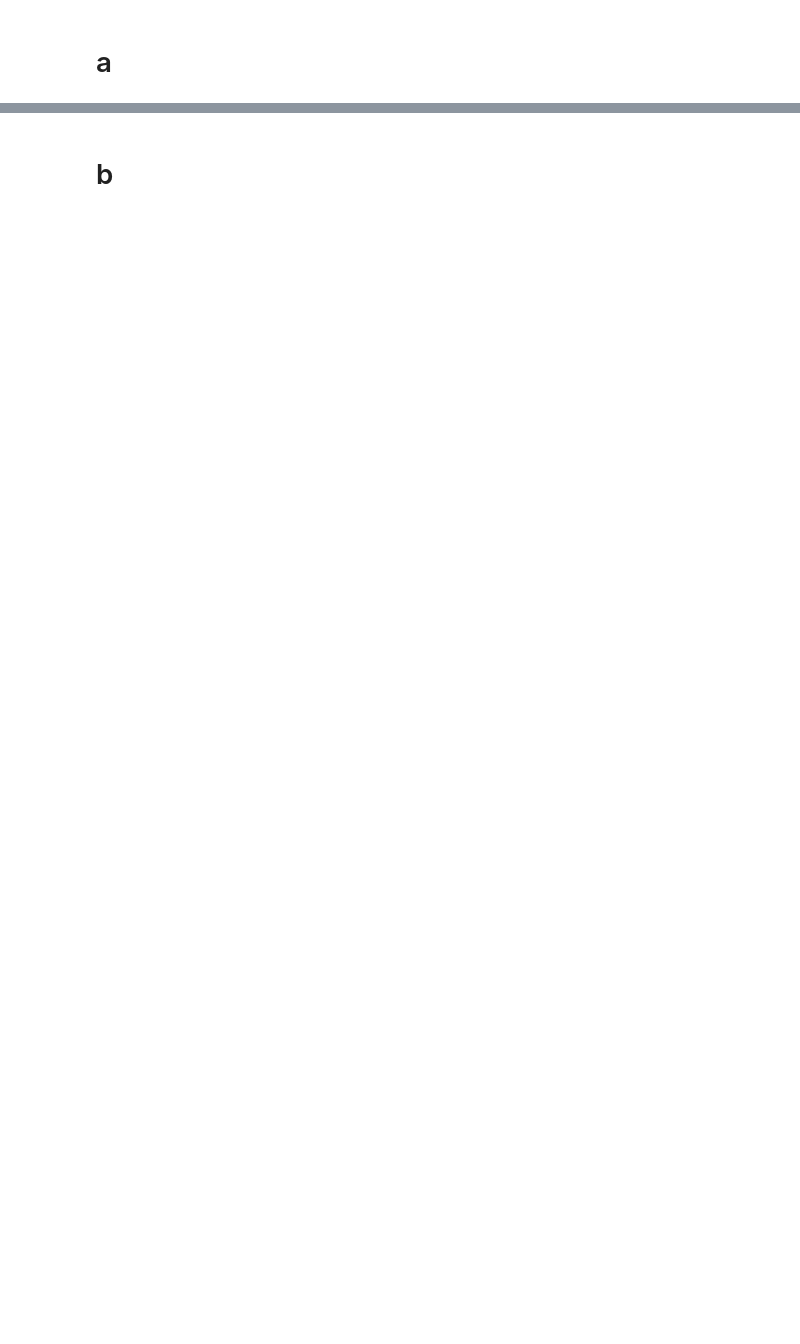
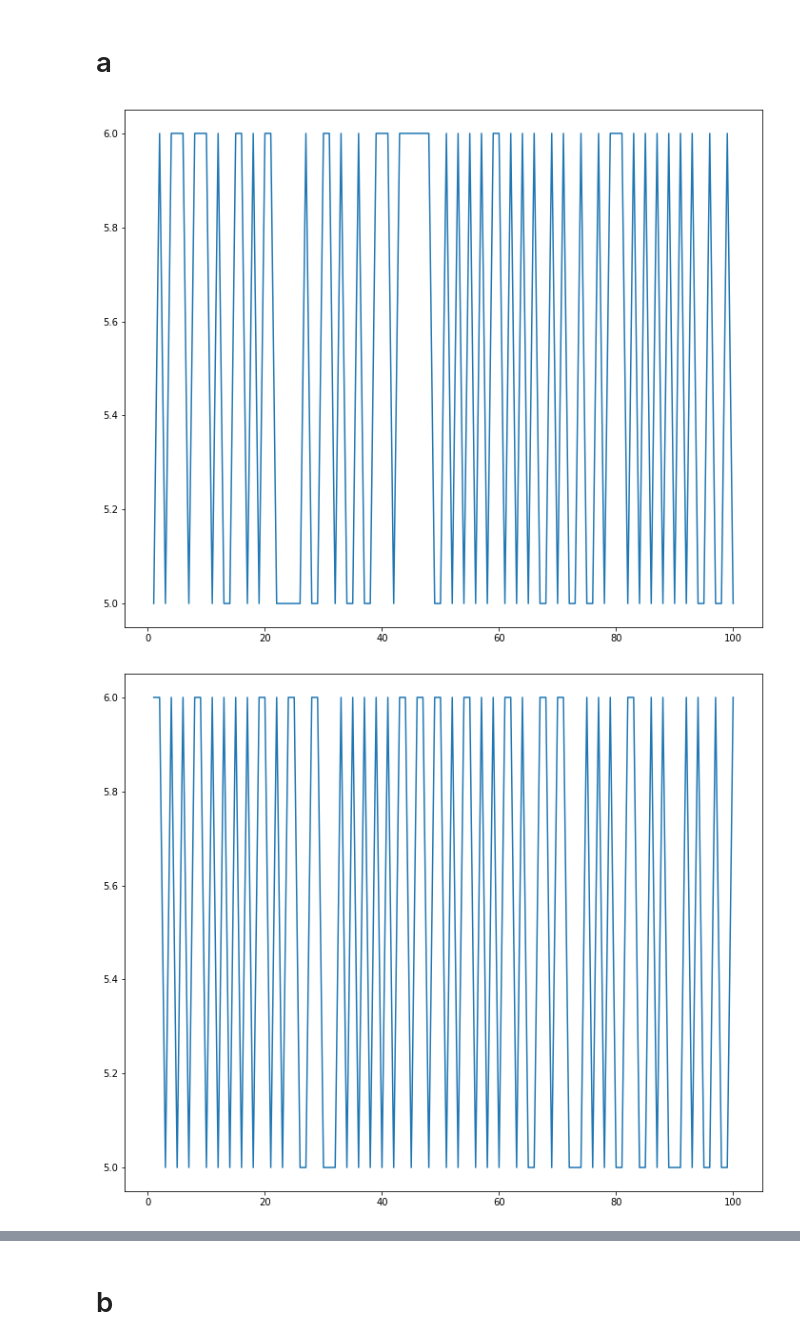
Before and after one commit to rohankalbag/EE325-Assignments, a Jupyter notebook: Assignment 4/Q4.ipynb, the cells around one changed output, grey strips where cells are left out. Cells and saved outputs as stored; diff of their text form; code cells hidden in the pictures; blank space fills up the shorter version.

Commit message:
With Plots

```diff
--- a/Assignment 4/Q4.ipynb
+++ b/Assignment 4/Q4.ipynb
@@ -14,16 +14,20 @@ def P_Conditional(i,P):
 # %%
 P = [[0.3,0.7,0,0,0,0], [0.3,0.3,0,0.2,0.2,0], [0,0,0.3,0.7,0,0], [0,0,0.7,0.3,0,0], [0,0,0,0,0.3,0.7], [0,0,0,0,0.7,0.3]]
 main_values_a = []
 
 for j in range(100):
     values_a = []
     init = random.randint(1,6)
     values_a += [init]
     n = init
     for k in range(99):
         n = P_Conditional(n, P)
         values_a += [n]
 
-    # plt.plot(range(1,101),values_a)
-    # plt.show()
+    if(j in [25,50,75]):
+        plt.plot(range(1,101),values_a)
+        plt.show()
     main_values_a += [values_a]
+# %% [output]
+[figure, added]
+[figure, added]
```
Also changed, not shown: parts of 8 cells of this notebook.
